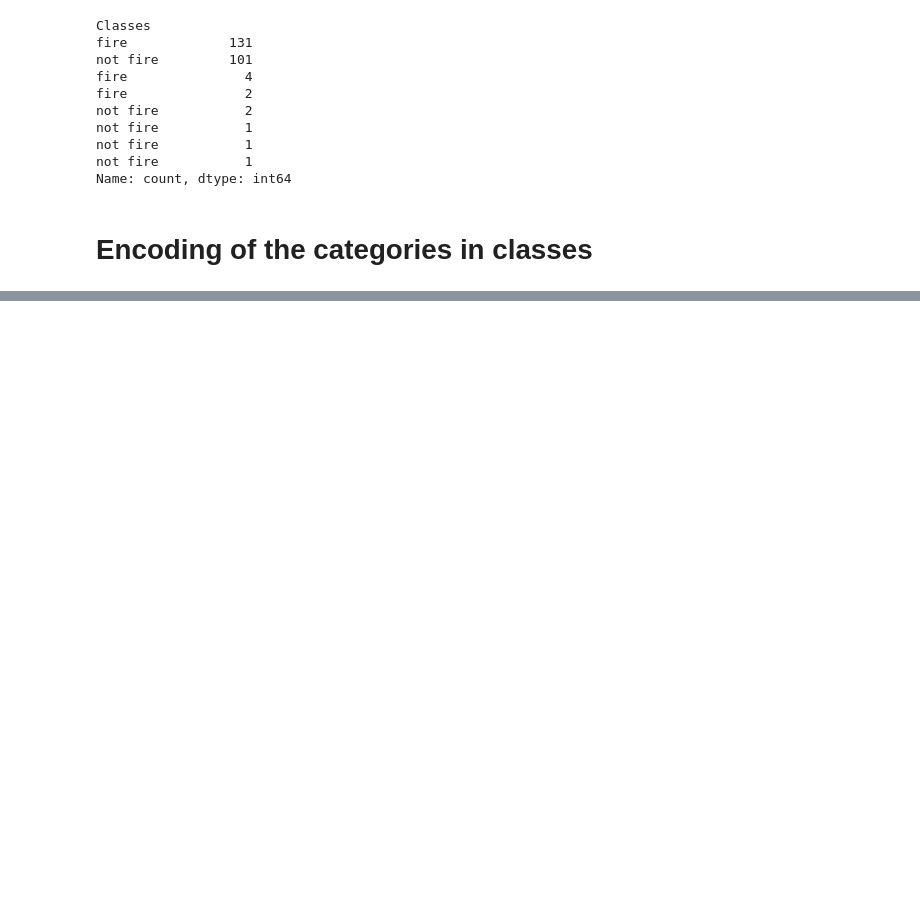
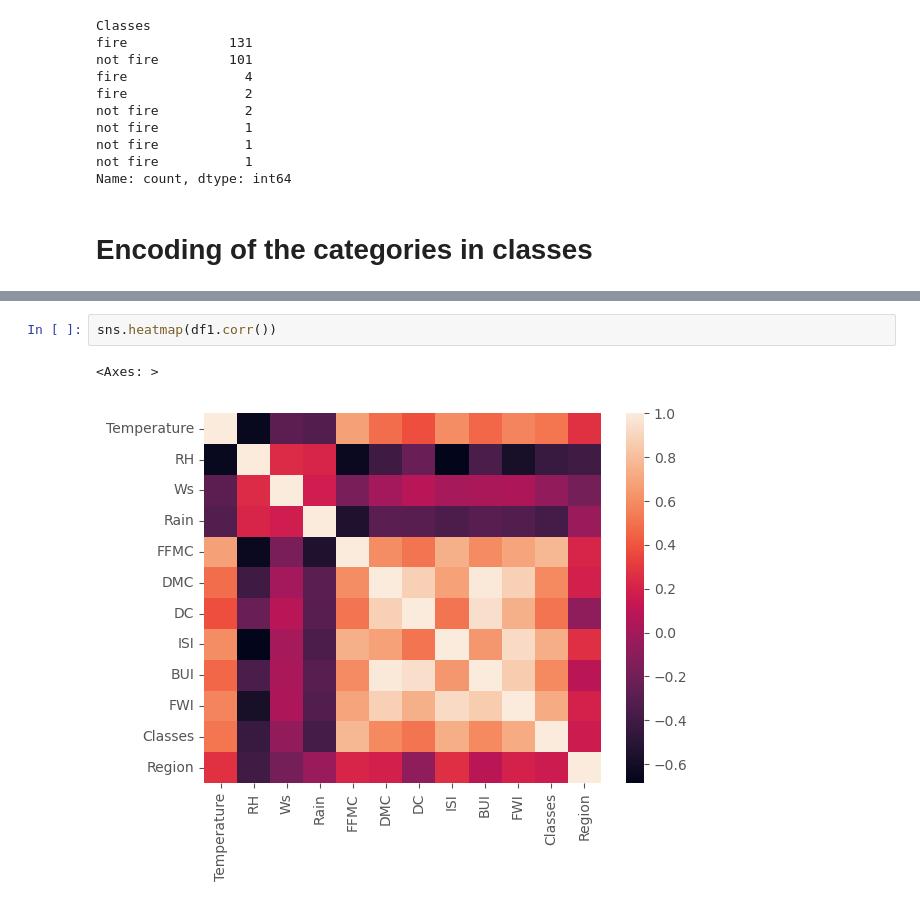
Before and after one commit to niharraju4/Machine-learning, a Jupyter notebook: Algerianforestfire/reidgeandlassoregression.ipynb, the cells around one changed output, grey strips where cells are left out. Saved outputs shown, nothing was run; the diff lists cells and outputs as text; blank space fills up the shorter version.

```diff
--- a/Algerianforestfire/reidgeandlassoregression.ipynb
+++ b/Algerianforestfire/reidgeandlassoregression.ipynb
@@ -459,0 +589,5 @@ Name: count, dtype: int64
+# %%
+sns.heatmap(df1.corr())
+# %% [output]
+<Axes: >
+[figure, added]
```
Also changed, not shown: parts of 28 cells of this notebook.
